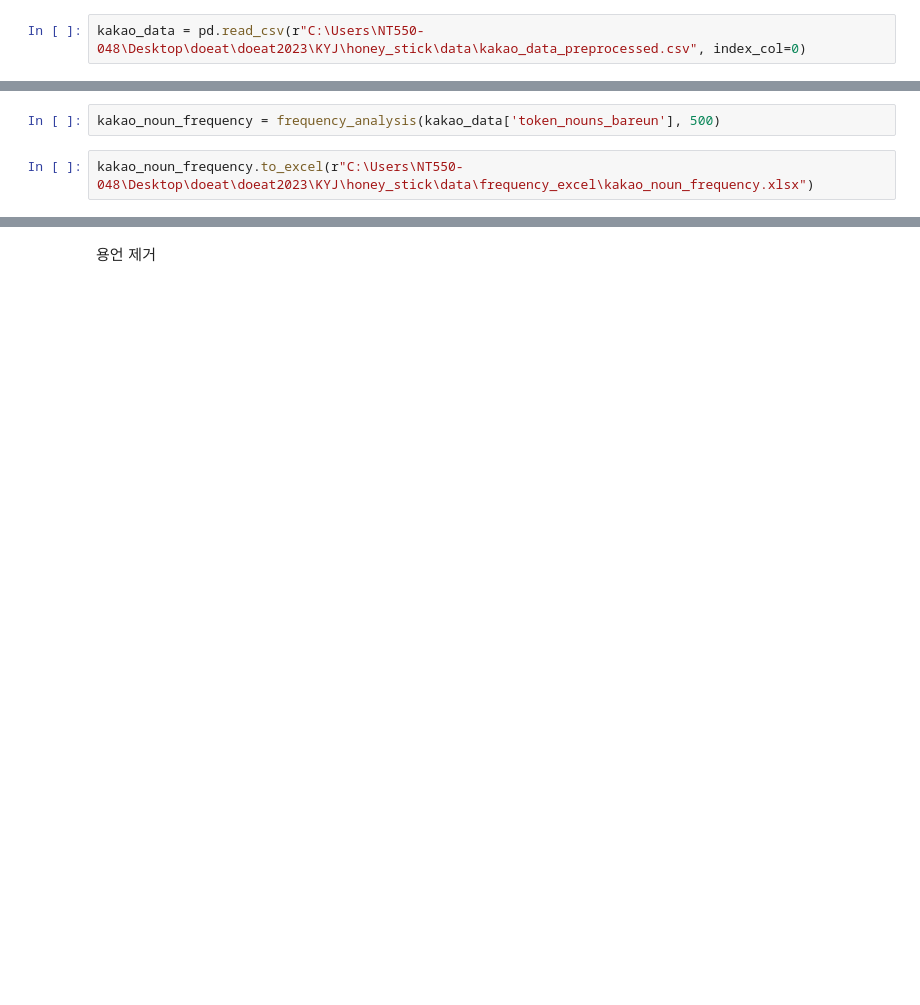
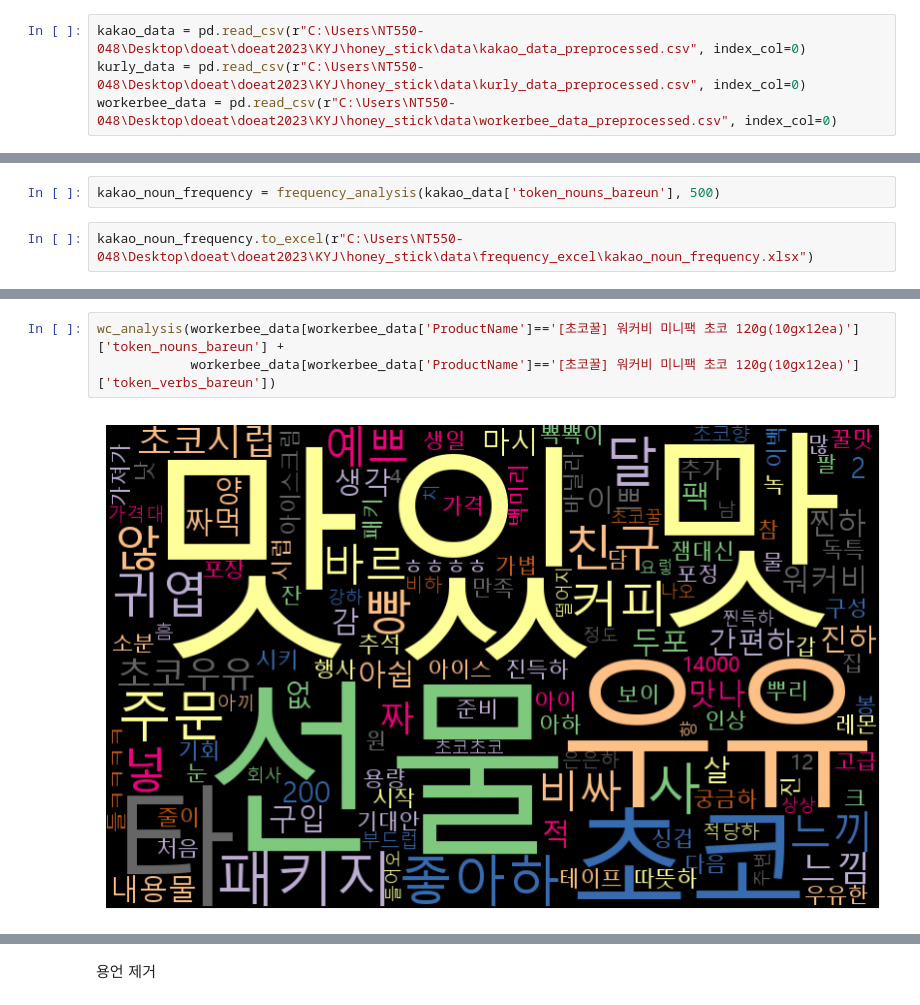
Before and after one commit to eatthecompanyxasac/doeat2023, a Jupyter notebook: KYJ/honey_stick/code/kakao_analysis.ipynb, the cells around one changed output, grey strips where cells are left out. Drawn from its saved outputs; the diff is of its cells as text; blank space fills up the shorter version.

```diff
--- a/KYJ/honey_stick/code/kakao_analysis.ipynb
+++ b/KYJ/honey_stick/code/kakao_analysis.ipynb
@@ -54,2 +72,4 @@ def wc_analysis(data):
 # %%
 kakao_data = pd.read_csv(r"C:\Users\NT550-048\Desktop\doeat\doeat2023\KYJ\honey_stick\data\kakao_data_preprocessed.csv", index_col=0)
+kurly_data = pd.read_csv(r"C:\Users\NT550-048\Desktop\doeat\doeat2023\KYJ\honey_stick\data\kurly_data_preprocessed.csv", index_col=0)
+workerbee_data = pd.read_csv(r"C:\Users\NT550-048\Desktop\doeat\doeat2023\KYJ\honey_stick\data\workerbee_data_preprocessed.csv", index_col=0)
@@ -185,0 +246,5 @@ wc_analysis(kakao_data['token_nouns_bareun'])
+# %%
+wc_analysis(workerbee_data[workerbee_data['ProductName']=='[초코꿀] 워커비 미니팩 초코 120g(10gx12ea)']['token_nouns_bareun'] +
+            workerbee_data[workerbee_data['ProductName']=='[초코꿀] 워커비 미니팩 초코 120g(10gx12ea)']['token_verbs_bareun'])
+# %% [output]
+[figure, added]
```
Also changed, not shown: parts of 50 cells of this notebook.
